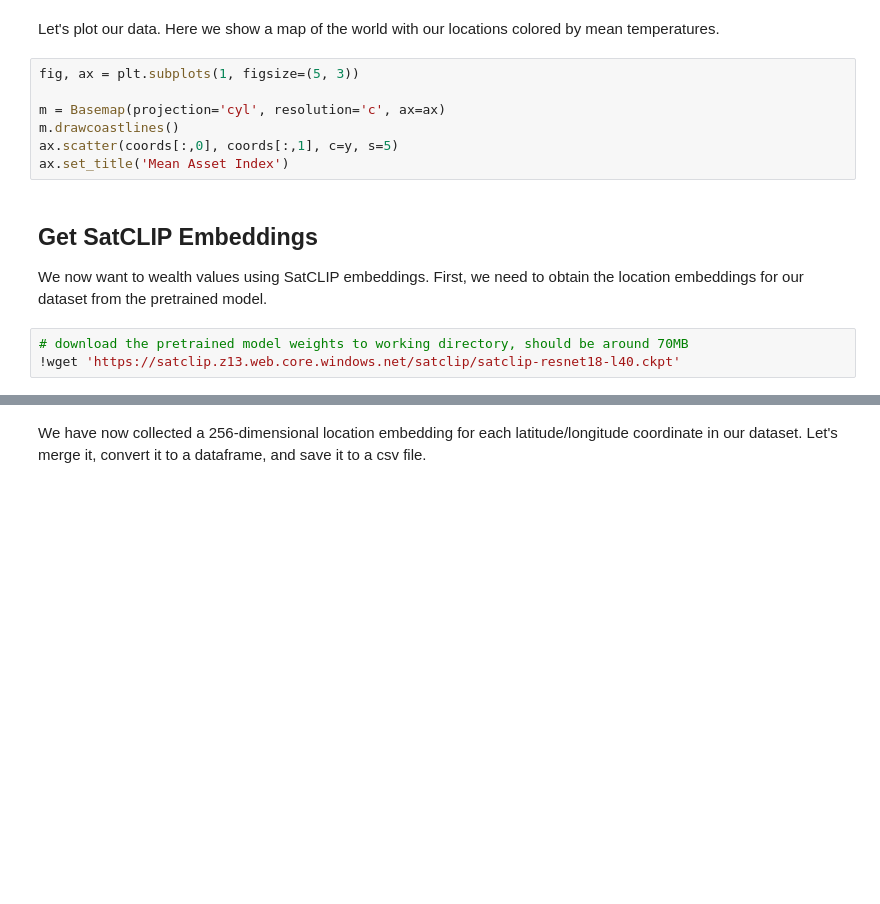
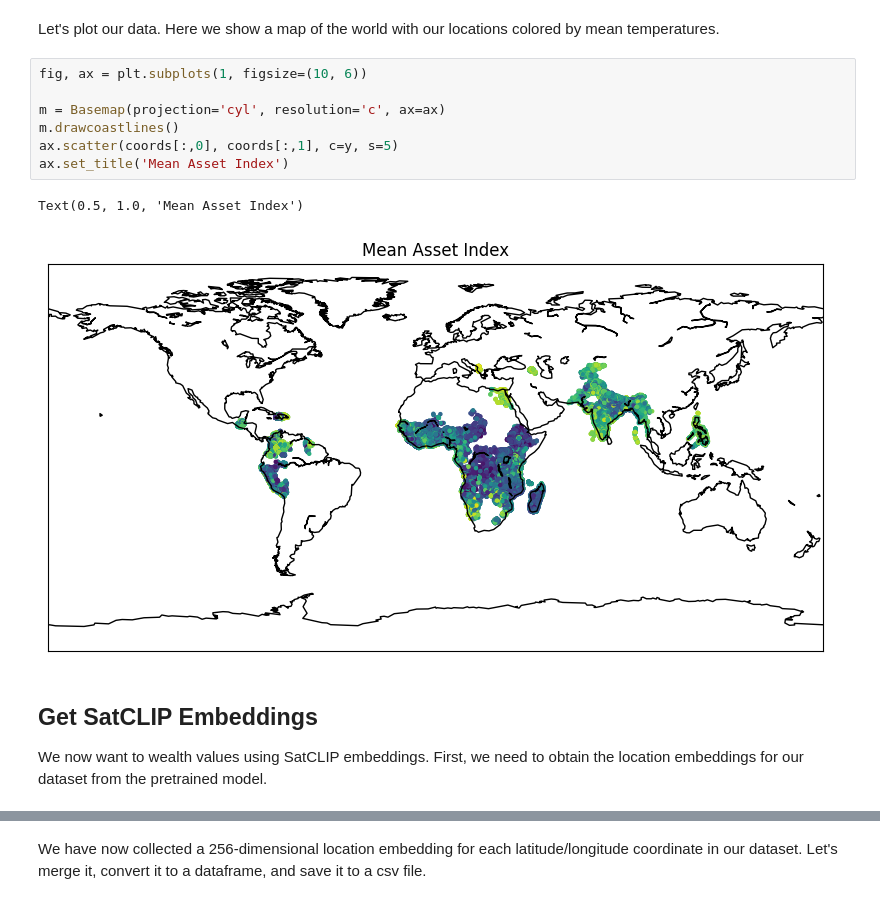
Before and after one commit to isaiahlg/isaiahlg.github.io, a Jupyter notebook: portfolio/aiforgood/pt3-satclip.ipynb, the cells around one changed output, grey strips where cells are left out. Drawn from its saved outputs; the diff is of its cells as text; blank space fills up the shorter version.

Commit message:
Run satclip and alphaearth notebooks.

```diff
--- a/portfolio/aiforgood/pt3-satclip.ipynb
+++ b/portfolio/aiforgood/pt3-satclip.ipynb
@@ -89,17 +134,17 @@ print("Outcome variable tensor:", y)
 # %% [markdown]
 Let's plot our data. Here we show a map of the world with our locations colored by mean temperatures.
 # %%
-fig, ax = plt.subplots(1, figsize=(5, 3))
+fig, ax = plt.subplots(1, figsize=(10, 6))
 
 m = Basemap(projection='cyl', resolution='c', ax=ax)
 m.drawcoastlines()
 ax.scatter(coords[:,0], coords[:,1], c=y, s=5)
 ax.set_title('Mean Asset Index')
+# %% [output]
+Text(0.5, 1.0, 'Mean Asset Index')
+[figure, added]
 # %% [markdown]
 ## Get SatCLIP Embeddings
 
 We now want to wealth values using SatCLIP embeddings. First, we need to obtain the location embeddings for our dataset from the pretrained model.
-# %%
-# download the pretrained model weights to working directory, should be around 70MB
-!wget 'https://satclip.z13.web.core.windows.net/satclip/satclip-resnet18-l40.ckpt'
 # %%
```
Also changed, not shown: parts of 26 cells of this notebook, 5 other files.
